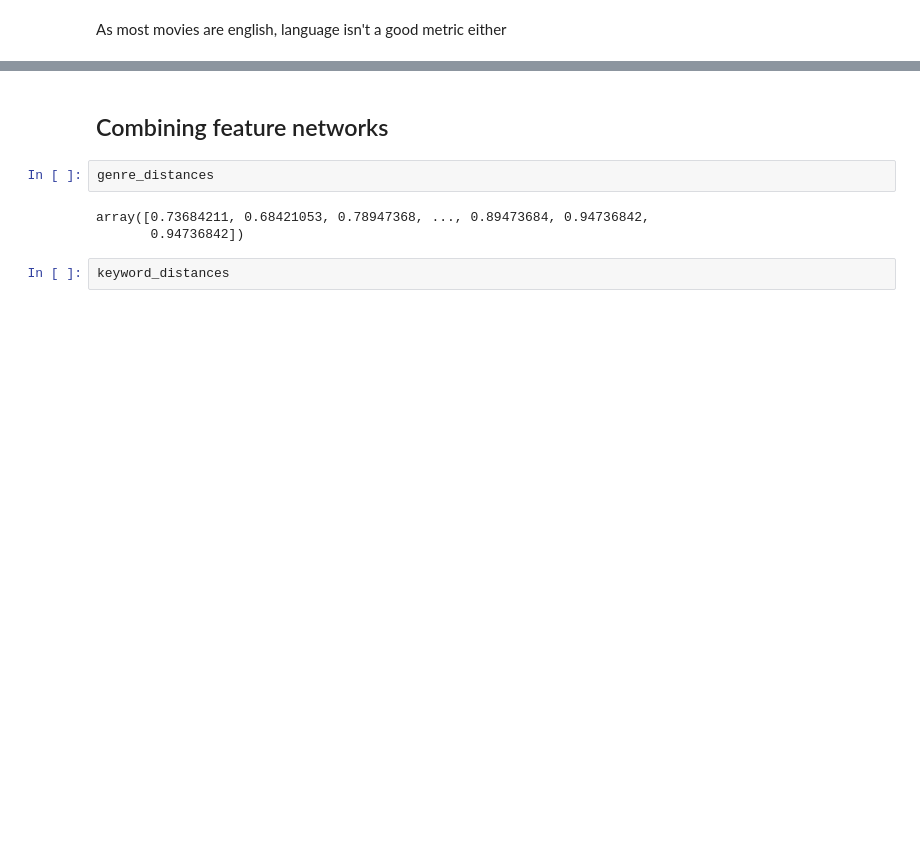
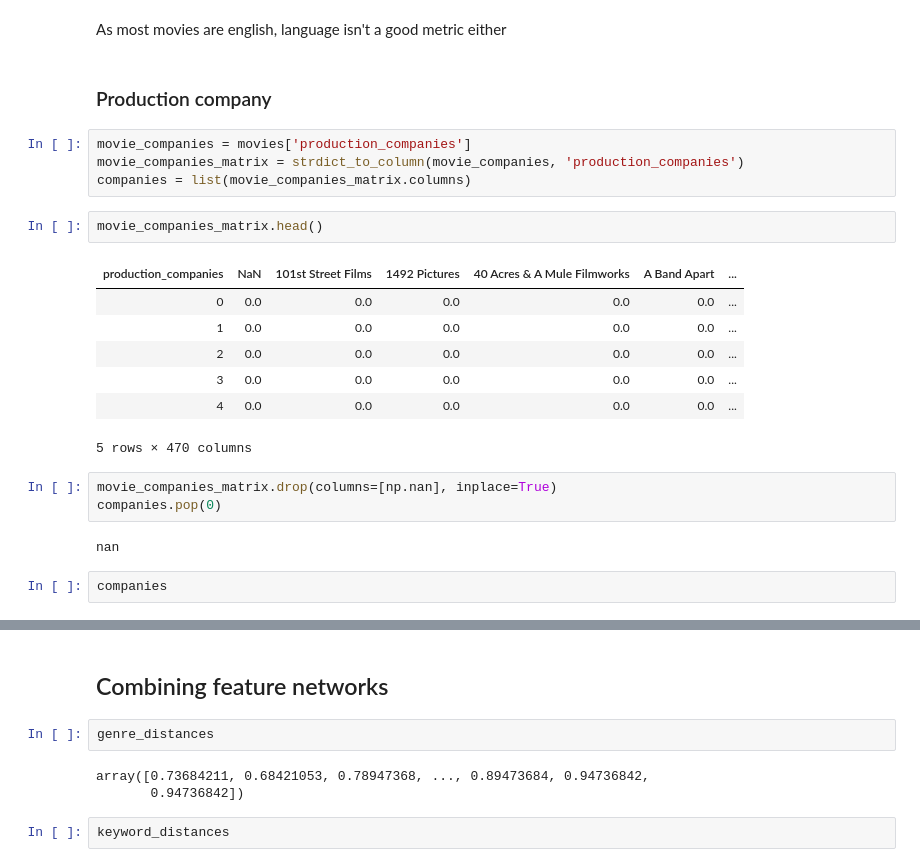
Before and after one commit to Lambo97/MovieRecommendation, a Jupyter notebook: src/movie_feature_network.ipynb, the cells around one changed output, grey strips where cells are left out. Saved outputs shown, nothing was run; the diff lists cells and outputs as text; blank space fills up the shorter version.

```diff
--- a/src/movie_feature_network.ipynb
+++ b/src/movie_feature_network.ipynb
@@ -260,3 +315,26 @@ ja      1
 Name: original_language, dtype: int64
 # %% [markdown]
 As most movies are english, language isn't a good metric either
+# %% [markdown]
+### Production company
+# %%
+movie_companies = movies['production_companies']
+movie_companies_matrix = strdict_to_column(movie_companies, 'production_companies')
+companies = list(movie_companies_matrix.columns)
+# %%
+movie_companies_matrix.head()
+# %% [output]
+| production_companies | NaN | 101st Street Films | 1492 Pictures | 40 Acres & A Mule Filmworks | A Band Apart | ... |
+| 0 | 0.0 | 0.0 | 0.0 | 0.0 | 0.0 | ... |
+| 1 | 0.0 | 0.0 | 0.0 | 0.0 | 0.0 | ... |
+| 2 | 0.0 | 0.0 | 0.0 | 0.0 | 0.0 | ... |
+| 3 | 0.0 | 0.0 | 0.0 | 0.0 | 0.0 | ... |
+| 4 | 0.0 | 0.0 | 0.0 | 0.0 | 0.0 | ... |
+5 rows × 470 columns
+# %%
+movie_companies_matrix.drop(columns=[np.nan], inplace=True)
+companies.pop(0)
+# %% [output]
+nan
+# %%
+companies
```
Also changed, not shown: parts of 23 cells of this notebook, 1 other file.
